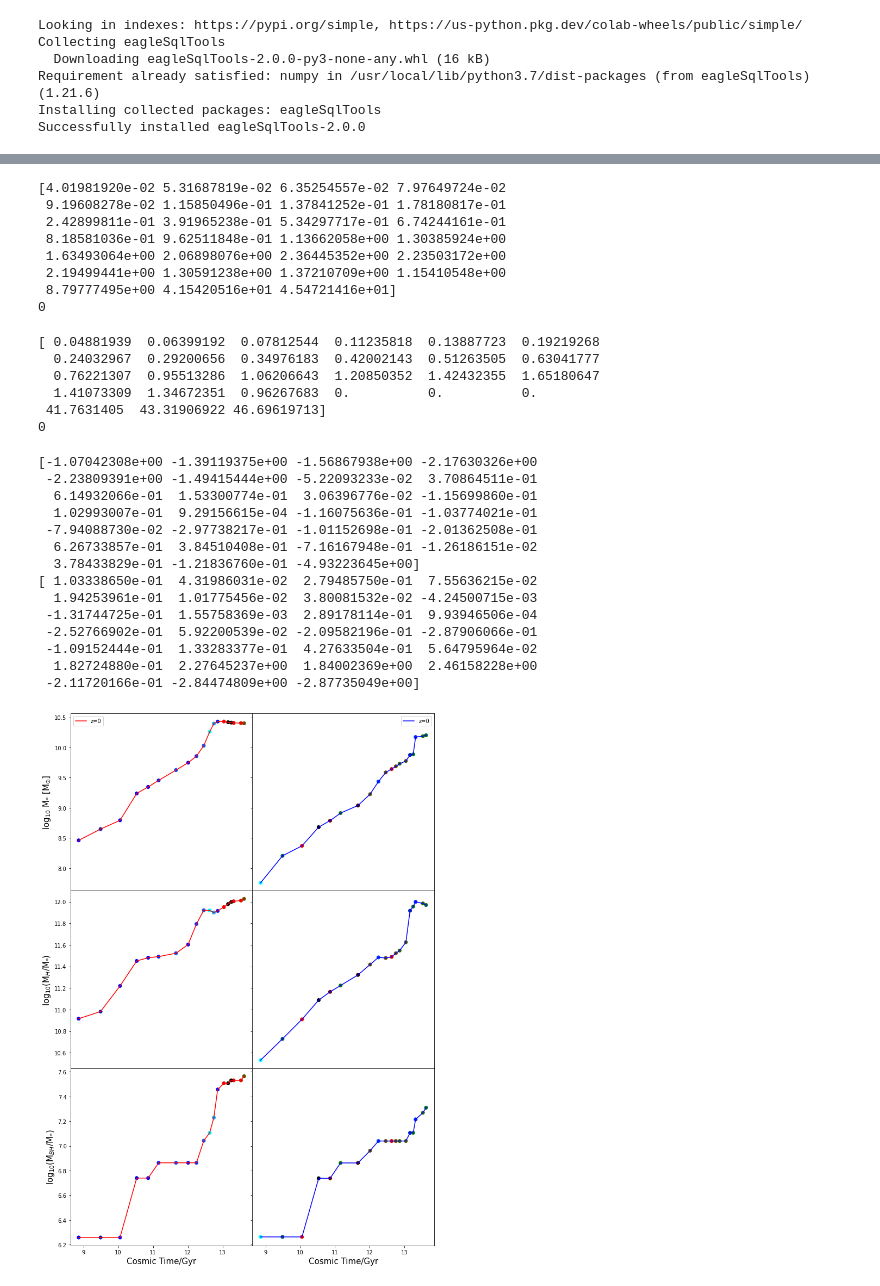
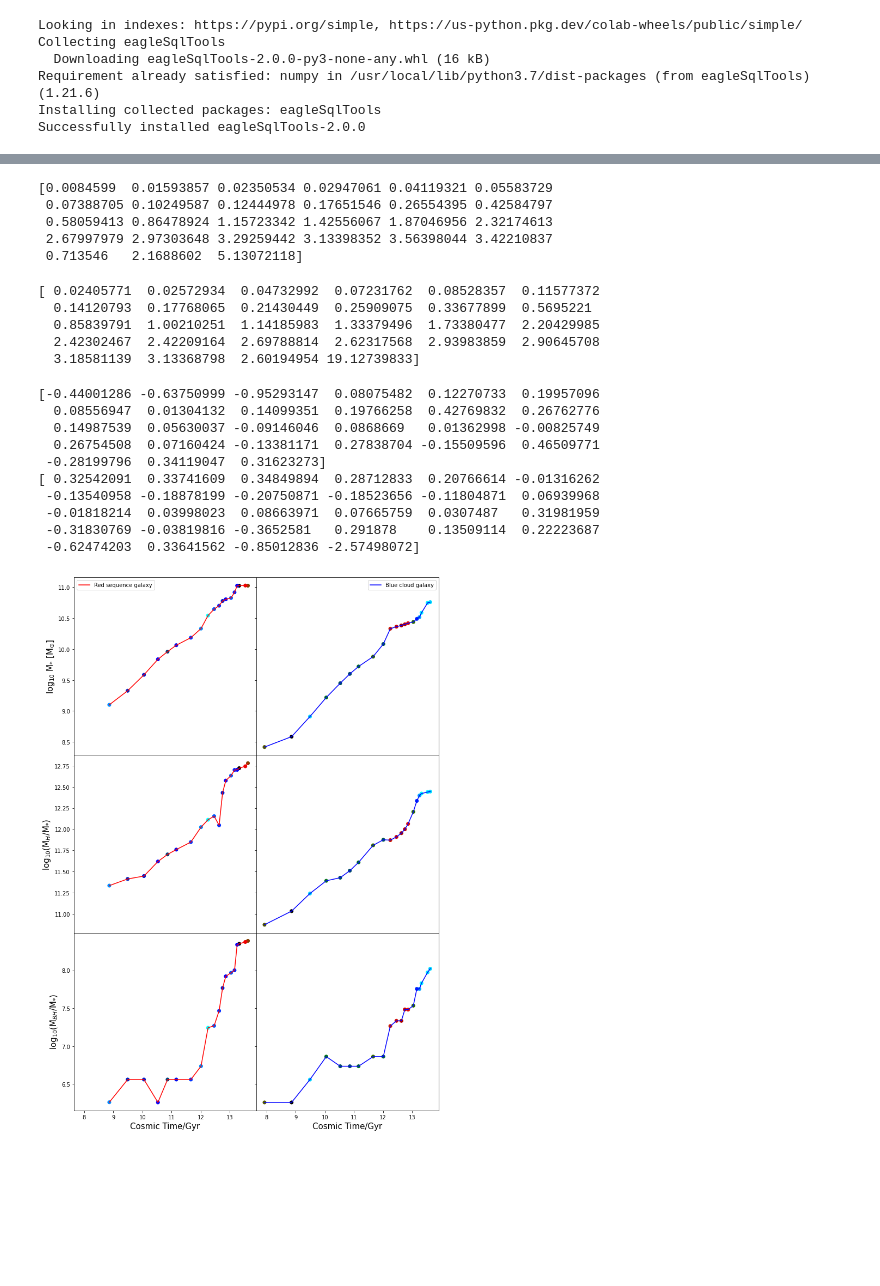
Before and after one commit to xvh422/L4-Project, a Jupyter notebook: Merger.ipynb, the cells around one changed output, grey strips where cells are left out. Saved outputs shown, nothing was run; the diff lists cells and outputs as text; code cells hidden in the pictures; blank space fills up the shorter version.

```diff
--- a/Merger.ipynb
+++ b/Merger.ipynb
@@ -23,6 +23,7 @@ sim_size = 100.
 Query_IDs = "SELECT \
             (MAG.u_nodust - MAG.r_nodust) as u_minus_r, \
             log10(AP.Mass_Star) as mass, \
+            log10(SH.MassType_DM) as halo, \
             (AP.SFR/AP.Mass_Star) as ssfr, \
             SH.GalaxyID as id \
            FROM \
@@ -66,8 +68,8 @@ sSFR: 8.309486e-11
 # %%
 sim_name = 'RefL0100N1504'
 sim_size = 100.
-galaxy_id_1 = 9383525 # Red
-galaxy_id_2 = 9709796 # Blue
+galaxy_id_1 = 15386754 # Red
+galaxy_id_2 = 16956975 # Blue
 
 # Red
 Query_1 = "SELECT \
@@ -174,19 +176,14 @@ for i in range(len(LogMasses)):
             SH.GalaxyID = AP.GalaxyID"%(sim_name, sim_name, r_snapnums[i], Max, Min)
   Galaxies = sql.execute_query(con, MyQuery)
   r_medians = r_medians + [np.median(Galaxies['ssfr'])]
-  #print(Galaxies['mass'])
-r_medians = np.array(r_medians) * 10**9 # Median sSFR within mass range from snapnum=28 to minimum possible snapnum /Gyr^-1
+r_medians = np.array(r_medians) * 10**9 # Median sSFR within mass range from snapnum=28 to minimum snapnum of merger tree /Gyr^-1
 print(r_medians)
-print(len(sSFR_1) - len(r_medians))
 # %% [output]
-[4.01981920e-02 5.31687819e-02 6.35254557e-02 7.97649724e-02
- 9.19608278e-02 1.15850496e-01 1.37841252e-01 1.78180817e-01
- 2.42899811e-01 3.91965238e-01 5.34297717e-01 6.74244161e-01
- 8.18581036e-01 9.62511848e-01 1.13662058e+00 1.30385924e+00
- 1.63493064e+00 2.06898076e+00 2.36445352e+00 2.23503172e+00
- 2.19499441e+00 1.30591238e+00 1.37210709e+00 1.15410548e+00
- 8.79777495e+00 4.15420516e+01 4.54721416e+01]
-0
+[0.0084599  0.01593857 0.02350534 0.02947061 0.04119321 0.05583729
+ 0.07388705 0.10249587 0.12444978 0.17651546 0.26554395 0.42584797
+ 0.58059413 0.86478924 1.15723342 1.42556067 1.87046956 2.32174613
+ 2.67997979 2.97303648 3.29259442 3.13398352 3.56398044 3.42210837
+ 0.713546   2.1688602  5.13072118]
 # %%
 sSFR_2 = divide_with_zeros(Data_2['sfr'], Data_2['mass']) * 10**9
 
@@ -214,17 +211,14 @@ for i in range(len(LogMasses)):
             SH.GalaxyID = AP.GalaxyID"%(sim_name, sim_name, b_snapnums[i], Max, Min)
   Galaxies = sql.execute_query(con, MyQuery)
   b_medians = b_medians + [np.median(Galaxies['ssfr'])]
-  #print(Galaxies['mass'])
 b_medians = np.array(b_medians) * 10**9 # Median sSFR within mass range from snapnum=28 to minimum snapnum of merger tree /Gyr^-1
 print(b_medians)
-print(len(sSFR_2) - len(b_medians))
 # %% [output]
-[ 0.04881939  0.06399192  0.07812544  0.11235818  0.13887723  0.19219268
-  0.24032967  0.29200656  0.34976183  0.42002143  0.51263505  0.63041777
-  0.76221307  0.95513286  1.06206643  1.20850352  1.42432355  1.65180647
-  1.41073309  1.34672351  0.96267683  0.          0.          0.
- 41.7631405  43.31906922 46.69619713]
-0
+[ 0.02405771  0.02572934  0.04732992  0.07231762  0.08528357  0.11577372
+  0.14120793  0.17768065  0.21430449  0.25909075  0.33677899  0.5695221
+  0.85839791  1.00210251  1.14185983  1.33379496  1.73380477  2.20429985
+  2.42302467  2.42209164  2.69788814  2.62317568  2.93983859  2.90645708
+  3.18581139  3.13368798  2.60194954 19.12739833]
 # %%
 r_diffs = log_with_zeros(sSFR_1) - log_with_zeros(r_medians)
 print(r_diffs)
@@ -232,20 +226,16 @@ print(r_diffs)
 b_diffs = log_with_zeros(sSFR_2) - log_with_zeros(b_medians)
 print(b_diffs)
 # %% [output]
-[-1.07042308e+00 -1.39119375e+00 -1.56867938e+00 -2.17630326e+00
- -2.23809391e+00 -1.49415444e+00 -5.22093233e-02  3.70864511e-01
-  6.14932066e-01  1.53300774e-01  3.06396776e-02 -1.15699860e-01
-  1.02993007e-01  9.29156615e-04 -1.16075636e-01 -1.03774021e-01
- -7.94088730e-02 -2.97738217e-01 -1.01152698e-01 -2.01362508e-01
-  6.26733857e-01  3.84510408e-01 -7.16167948e-01 -1.26186151e-02
-  3.78433829e-01 -1.21836760e-01 -4.93223645e+00]
-[ 1.03338650e-01  4.31986031e-02  2.79485750e-01  7.55636215e-02
-  1.94253961e-01  1.01775456e-02  3.80081532e-02 -4.24500715e-03
- -1.31744725e-01  1.55758369e-03  2.89178114e-01  9.93946506e-04
- -2.52766902e-01  5.92200539e-02 -2.09582196e-01 -2.87906066e-01
- -1.09152444e-01  1.33283377e-01  4.27633504e-01  5.64795964e-02
-  1.82724880e-01  2.27645237e+00  1.84002369e+00  2.46158228e+00
- -2.11720166e-01 -2.84474809e+00 -2.87735049e+00]
+[-0.44001286 -0.63750999 -0.95293147  0.08075482  0.12270733  0.19957096
+  0.08556947  0.01304132  0.14099351  0.19766258  0.42769832  0.26762776
+  0.14987539  0.05630037 -0.09146046  0.0868669   0.01362998 -0.00825749
+  0.26754508  0.07160424 -0.13381171  0.27838704 -0.15509596  0.46509771
+ -0.28199796  0.34119047  0.31623273]
+[ 0.32542091  0.33741609  0.34849894  0.28712833  0.20766614 -0.01316262
+ -0.13540958 -0.18878199 -0.20750871 -0.18523656 -0.11804871  0.06939968
+ -0.01818214  0.03998023  0.08663971  0.07665759  0.0307487   0.31981959
+ -0.31830769 -0.03819816 -0.3652581   0.291878    0.13509114  0.22223687
+ -0.62474203  0.33641562 -0.85012836 -2.57498072]
 # %%
 cvals = [-2, -1, 0, 1, 2]
 colors = ["black","red","green","blue","cyan"]
@@ -261,33 +251,33 @@ bh_red = remove_zeros(Data_1['bh'])
 bh_blue = remove_zeros(Data_2['bh'])
 r2 = len(bh_red) - len(Times[0:r-final])
 b2 = len(bh_blue) - len(Times[0:b-final])
 
 fig, (ax1, ax2, ax3) = plt.subplots(3, 2, figsize = (12,18), sharex = True, sharey = 'row')
 
 # z=0
-ax1[0].plot(r_Times, log_with_zeros(Data_1['mass'])[0:-final], color = 'r', label = 'z=0')
-ax1[1].plot(b_Times, log_with_zeros(Data_2['mass'])[0:-final], color = 'b', label = 'z=0')
+ax1[0].plot(r_Times, log_with_zeros(Data_1['mass'])[0:-final], color = 'r', label = 'Red sequence galaxy')
+ax1[1].plot(b_Times, log_with_zeros(Data_2['mass'])[0:-final], color = 'b', label = 'Blue cloud galaxy')
 ax2[0].plot(r_Times, log_with_zeros(Data_1['halo'])[0:-final], color = 'r')
 ax2[1].plot(b_Times, log_with_zeros(Data_2['halo'])[0:-final], color = 'b')
 ax3[0].plot(r_Times, log_with_zeros(bh_red)[0:-r2], color = 'r')
 ax3[1].plot(b_Times, log_with_zeros(bh_blue)[0:-b2], color = 'b')
 
 ax1[0].scatter(r_Times, log_with_zeros(Data_1['mass'])[0:-final], c = r_diffs[0:-final], cmap = cmap)
 ax1[1].scatter(b_Times, log_with_zeros(Data_2['mass'])[0:-final], c = b_diffs[0:-final], cmap = cmap)
 ax2[0].scatter(r_Times, log_with_zeros(Data_1['halo'])[0:-final], c = r_diffs[0:-final], cmap = cmap)
 ax2[1].scatter(b_Times, log_with_zeros(Data_2['halo'])[0:-final], c = b_diffs[0:-final], cmap = cmap)
 ax3[0].scatter(r_Times, log_with_zeros(bh_red)[0:-r2], c = r_diffs[0:-final], cmap = cmap)
 ax3[1].scatter(b_Times, log_with_zeros(bh_blue)[0:-b2], c = b_diffs[0:-final], cmap = cmap)
 
 ax3[0].set_xlabel(r'Cosmic Time/Gyr', fontsize=15)
 ax3[1].set_xlabel(r'Cosmic Time/Gyr', fontsize=15)
 ax1[0].set_ylabel(r'log$_{10}$ M$_{*}$ [M$_{\odot}$]', fontsize=15)
 ax2[0].set_ylabel(r'log$_{10}$(M$_{H}$/M$_{*}$)', fontsize=15)
 ax3[0].set_ylabel(r'log$_{10}$(M$_{BH}$/M$_{*}$)', fontsize=15)
 plt.subplots_adjust(hspace=.0, wspace=.0)
 ax1[0].legend()
 ax1[1].legend()
 plt.savefig('Plot_2.jpeg')
 plt.show()
 # %% [output]
-[figure, old version]
+[figure, new version]
```
Also changed, not shown: parts of 1 cell of this notebook.
